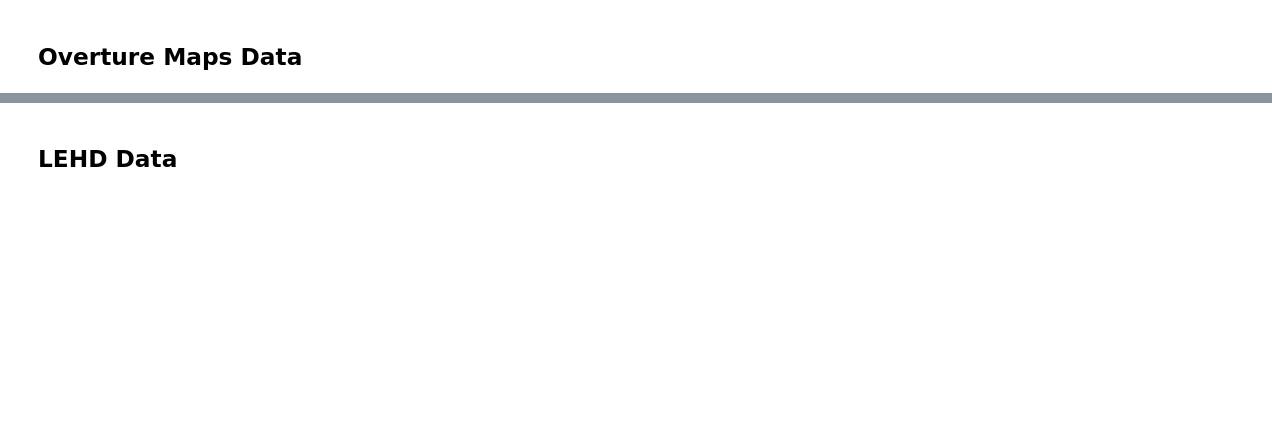
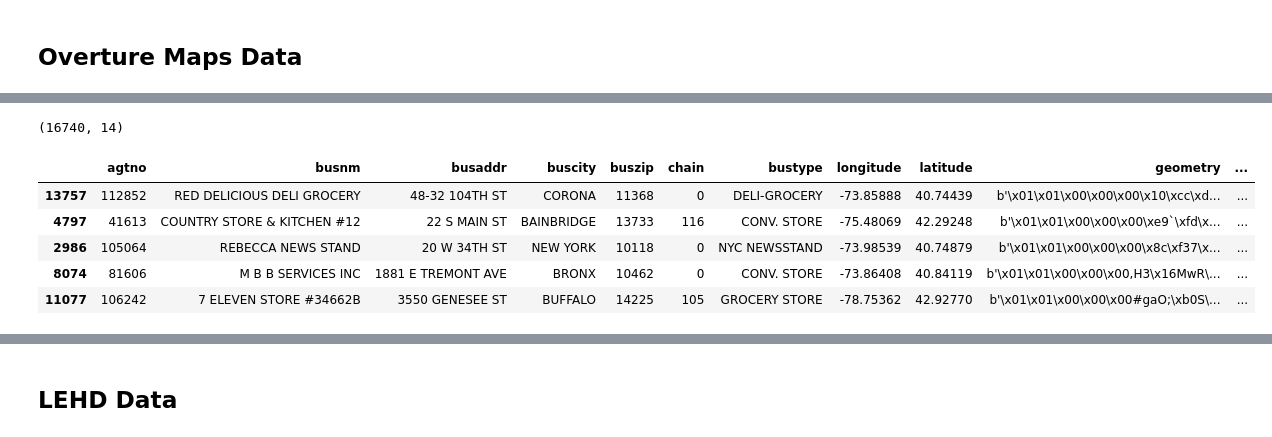
Before and after one commit to Ransommac13/mads_milestone_two, a Jupyter notebook: notebooks/variable_id.ipynb, the cells around one changed output, grey strips where cells are left out. Drawn from its saved outputs; the diff is of its cells as text; code cells hidden in the pictures; blank space fills up the shorter version.

```diff
--- a/notebooks/variable_id.ipynb
+++ b/notebooks/variable_id.ipynb
@@ -118,6 +91,19 @@ interim_overture_df.sample(20)
 # %%
 overture_file_path = Path(".").resolve().parent / "data/interim/external/merged_with_loc/location_data_overture.parquet"
 
-overture_pq = pq.ParquetFile(overture_file_path)
-overture_first_100_rows = next(overture_pq.iter_batches(batch_size=100))
-overture_df = pa.Table.from_batches([overture_first_100_rows]).to_pandas()
+#overture_pq = pq.ParquetFile(overture_file_path)
+#overture_first_100_rows = next(overture_pq.iter_batches(batch_size=100))
+#overture_df = pa.Table.from_batches([overture_first_100_rows]).to_pandas()
+
+overture_df = pd.read_parquet(overture_file_path)
+
+print(overture_df.shape)
+overture_df.sample(5)
+# %% [output]
+(16740, 14)
+|  | agtno | busnm | busaddr | buscity | buszip | chain | bustype | longitude | latitude | geometry | ... |
+| 13757 | 112852 | RED DELICIOUS DELI GROCERY | 48-32 104TH ST | CORONA | 11368 | 0 | DELI-GROCERY | -73.85888 | 40.74439 | b'\x01\x01\x00\x00\x00\x10\xcc\xd... | ... |
+| 4797 | 41613 | COUNTRY STORE & KITCHEN #12 | 22 S MAIN ST | BAINBRIDGE | 13733 | 116 | CONV. STORE | -75.48069 | 42.29248 | b'\x01\x01\x00\x00\x00\xe9`\xfd\x... | ... |
+| 2986 | 105064 | REBECCA NEWS STAND | 20 W 34TH ST | NEW YORK | 10118 | 0 | NYC NEWSSTAND | -73.98539 | 40.74879 | b'\x01\x01\x00\x00\x00\x8c\xf37\x... | ... |
+| 8074 | 81606 | M B B SERVICES INC | 1881 E TREMONT AVE | BRONX | 10462 | 0 | CONV. STORE | -73.86408 | 40.84119 | b'\x01\x01\x00\x00\x00,H3\x16MwR\... | ... |
+| 11077 | 106242 | 7 ELEVEN STORE #34662B | 3550 GENESEE ST | BUFFALO | 14225 | 105 | GROCERY STORE | -78.75362 | 42.92770 | b'\x01\x01\x00\x00\x00#gaO;\xb0S\... | ... |
```
Also changed, not shown: parts of 11 cells of this notebook, 2 other files.
